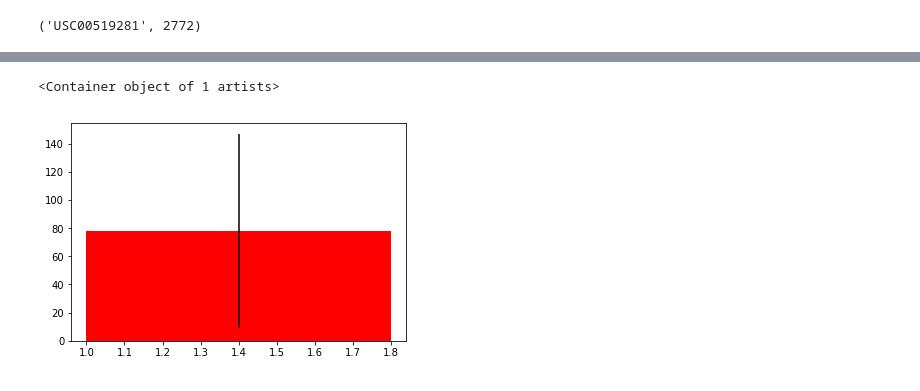
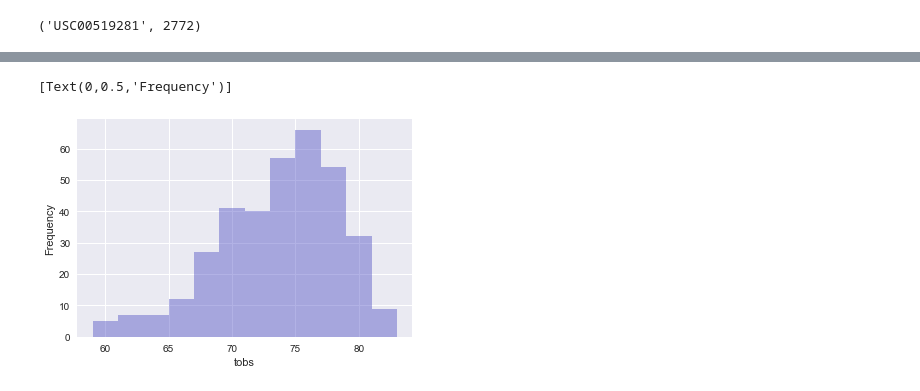
Before and after one commit to cashish0106/11-Adv-Data-Storage-Retrieval, a Jupyter notebook: climate_analysis.ipynb, the cells around one changed output, grey strips where cells are left out. Drawn from its saved outputs; the diff is of its cells as text; code cells hidden in the pictures.

```diff
--- a/climate_analysis.ipynb
+++ b/climate_analysis.ipynb
@@ -68,3 +105,3 @@ datetime.date(2016, 8, 18)
 # %%
-sql=f"select date,prcp from measurement where station='USC00519281' and date >{start_date}"
-prcp_df = pd.read_sql(sql, engine, index_col="date")
+sql=f"select * from measurement where station='USC00519281' and date >=(select date(max(date),'-365 day') from measurement where station='USC00519281')"
+tobs_df = pd.read_sql(sql, engine)
@@ -71,3 +117,10 @@ prcp_df = pd.read_sql(sql, engine, index_col="date")
+# %%
+sns.set(style="darkgrid")
+ax= sns.distplot(tobs_df['tobs'],bins=12,kde=False,label="tobas", color=sns.desaturate('blue',0.5))
+ax.set(ylabel='Frequency')
+# %% [output]
+[Text(0,0.5,'Frequency')]
+[figure, added]
 # %%
 def calc_temps(st_dt,end_dt):
     sel = [func.min(Measure.tobs).label('TMIN'),
@@ -78,8 +131,3 @@ def calc_temps(st_dt,end_dt):
     return session.query(*sel).filter(Measure.date >=start_date).filter(Measure.date<=end_date).first()
 # %%
 get_trip_temp=calc_temps("2010-01-01","2010-02-01")
-# %%
-plt.bar((1), get_trip_temp[1], color="red", align="edge",yerr=get_trip_temp[2])
-# %% [output]
-<Container object of 1 artists>
-[figure, removed]
```
Also changed, not shown: parts of 11 cells of this notebook, 3 other files.
